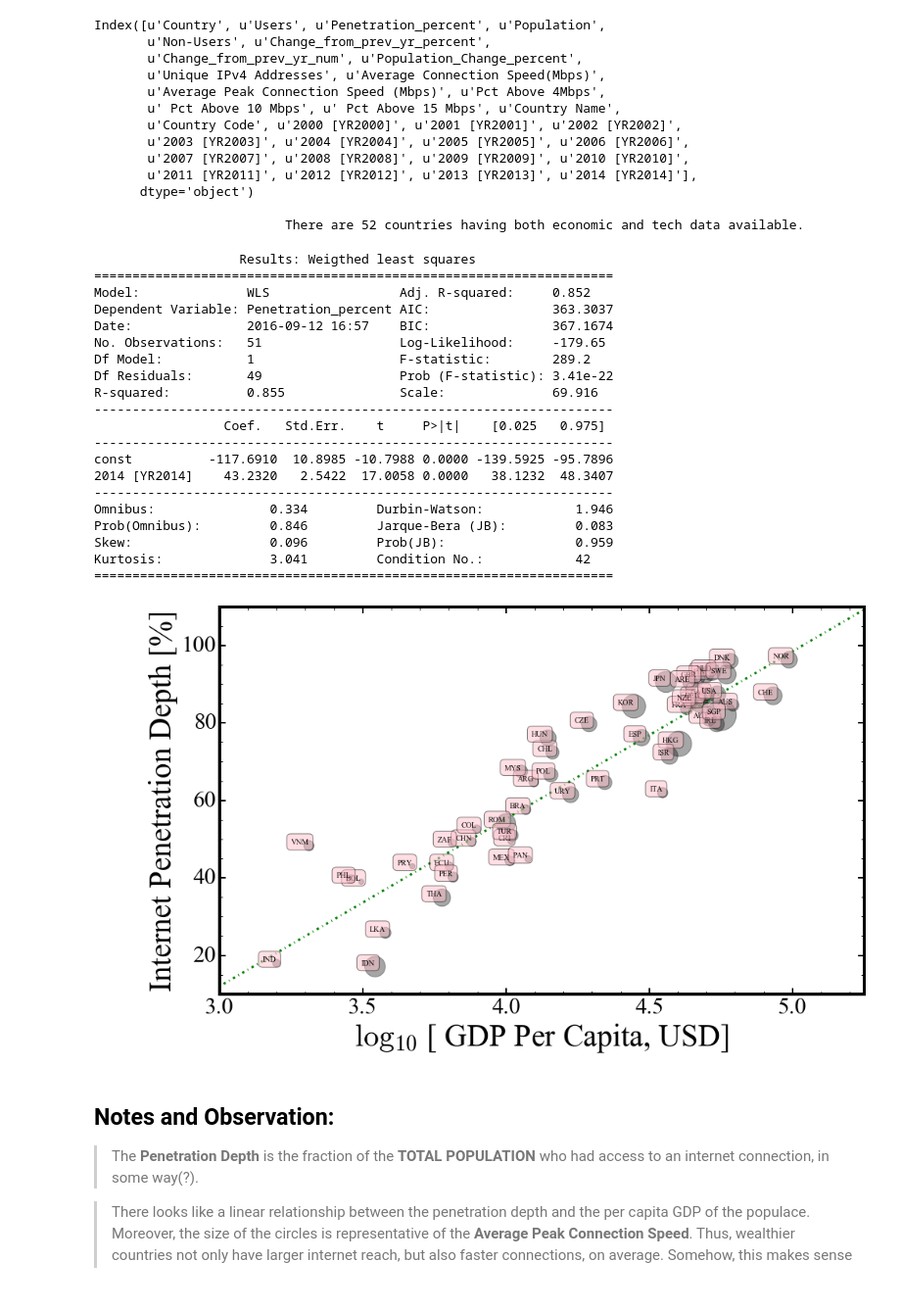
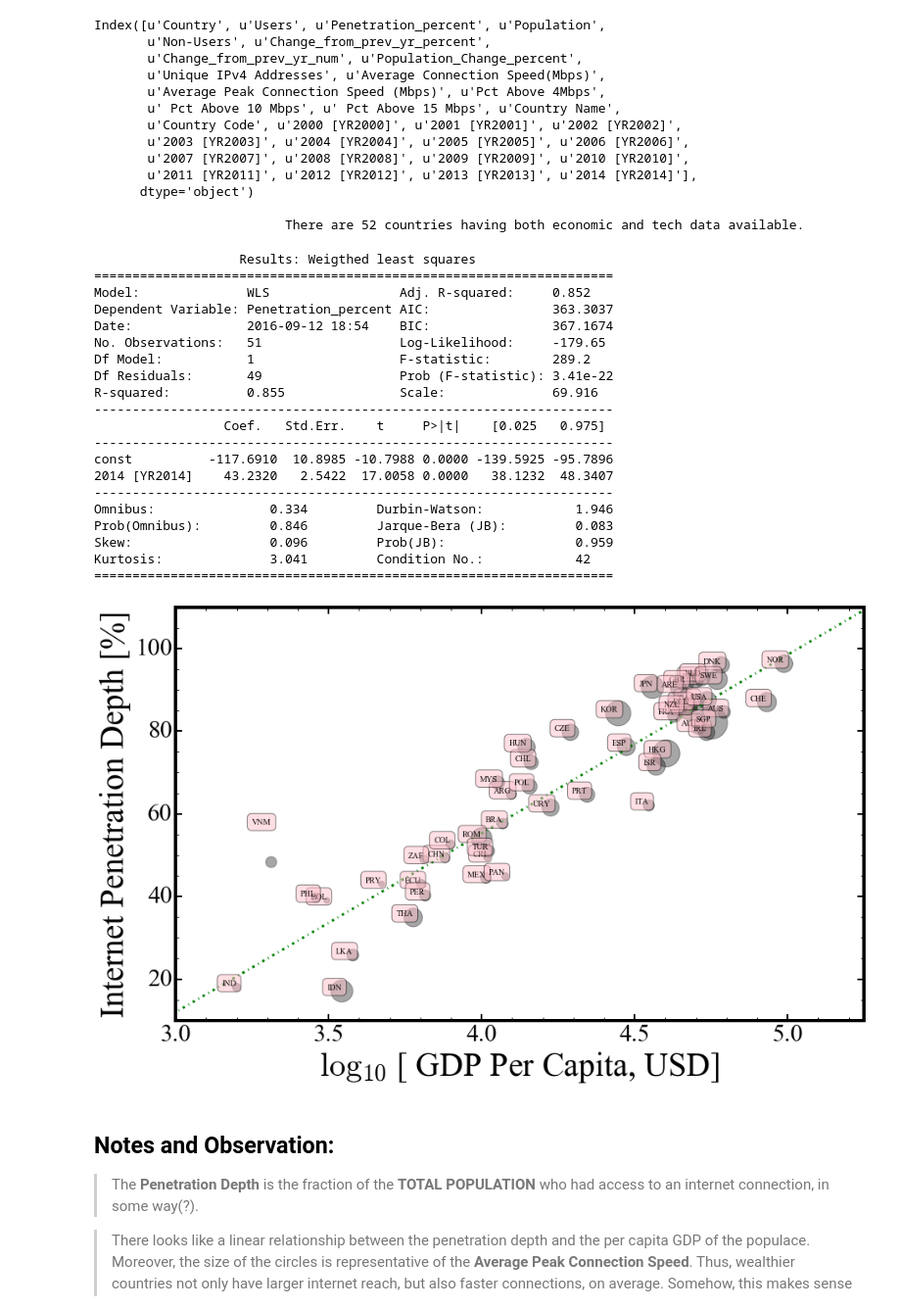
Before and after one commit to gmsardane/Exploring-the-state-of-the-Internet-in-Various-Economies, a Jupyter notebook: Status_of_the_Internet_in_the_World.ipynb, the cells around one changed output. Shown: that part at 98% size. Saved outputs shown, nothing was run; the diff lists cells and outputs as text; code cells hidden in the pictures.

```diff
--- a/Status_of_the_Internet_in_the_World.ipynb
+++ b/Status_of_the_Internet_in_the_World.ipynb
@@ -156,7 +156,9 @@ ax.minorticks_on()
 ax.tick_params(axis='both',color='k',length=8,width=2, labelsize=30)
 ax.tick_params(which='minor',axis='both', color='k',length=4,width=1)
 
-for label, x, y in zip(dfMerged['Country Code'], np.log10(dfMerged['2014 [YR2014]']), dfMerged['Penetration_percent']):
+#dfMerged_fit = dfMerged.dropna()
+
+for label, x, y in zip(dfMerged.dropna()['Country Code'], np.log10(dfMerged.dropna()['2014 [YR2014]']), dfMerged['Penetration_percent']):
     plt.annotate(
         label,
         xy = (x, y), xytext = (0, 0),
@@ -167,36 +169,36 @@ for label, x, y in zip(dfMerged['Country Code'], np.log10(dfMerged['2014 [YR2014
 import statsmodels.api as sm
 from statsmodels.sandbox.regression.predstd import wls_prediction_std
 
 ## Fit a line through these points.
-model = sm.WLS(dfMerged_fit['Penetration_percent'], sm.add_constant(np.log10(dfMerged_fit['2014 [YR2014]'])))
+model = sm.WLS(dfMerged.dropna()['Penetration_percent'], sm.add_constant(np.log10(dfMerged.dropna()['2014 [YR2014]'])))
 fitted = model.fit()
 sdev, lower, upper = wls_prediction_std(fitted)
 x = np.arange(0.0001, np.max(np.log10(dfMerged['2014 [YR2014]']))+5, 0.1)
 plt.plot(x, fitted.params[0] + x*fitted.params[1], 'g-.', linewidth=3)
 print fitted.summary2()
 #ax.set_xscale('log')
 # %% [output]
                    Results: Weigthed least squares
 ====================================================================
 Model:              WLS                 Adj. R-squared:     0.852
 Dependent Variable: Penetration_percent AIC:                363.3037
-Date:               2016-09-12 16:57    BIC:                367.1674
+Date:               2016-09-12 18:54    BIC:                367.1674
 No. Observations:   51                  Log-Likelihood:     -179.65
 Df Model:           1                   F-statistic:        289.2
 Df Residuals:       49                  Prob (F-statistic): 3.41e-22
 R-squared:          0.855               Scale:              69.916
 --------------------------------------------------------------------
                  Coef.   Std.Err.    t     P>|t|    [0.025   0.975]
 --------------------------------------------------------------------
 const          -117.6910  10.8985 -10.7988 0.0000 -139.5925 -95.7896
 2014 [YR2014]    43.2320   2.5422  17.0058 0.0000   38.1232  48.3407
 --------------------------------------------------------------------
 Omnibus:               0.334         Durbin-Watson:            1.946
 Prob(Omnibus):         0.846         Jarque-Bera (JB):         0.083
 Skew:                  0.096         Prob(JB):                 0.959
 Kurtosis:              3.041         Condition No.:            42
 ====================================================================
-[figure, old version]
+[figure, new version]
 # %% [markdown]
 ## Notes and Observation:
 
```
Also changed, not shown: parts of 2 cells of this notebook.
